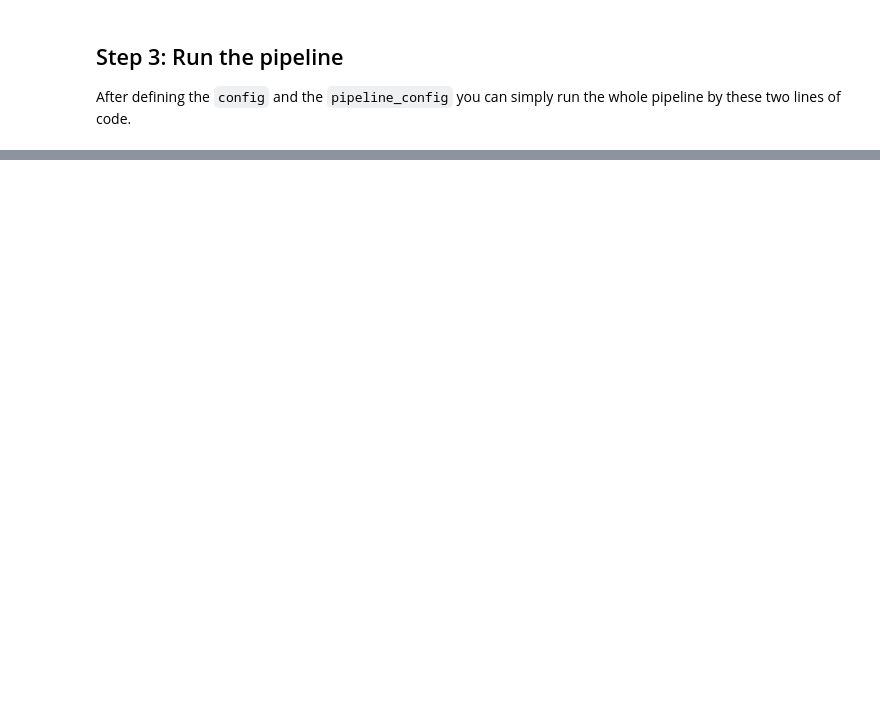
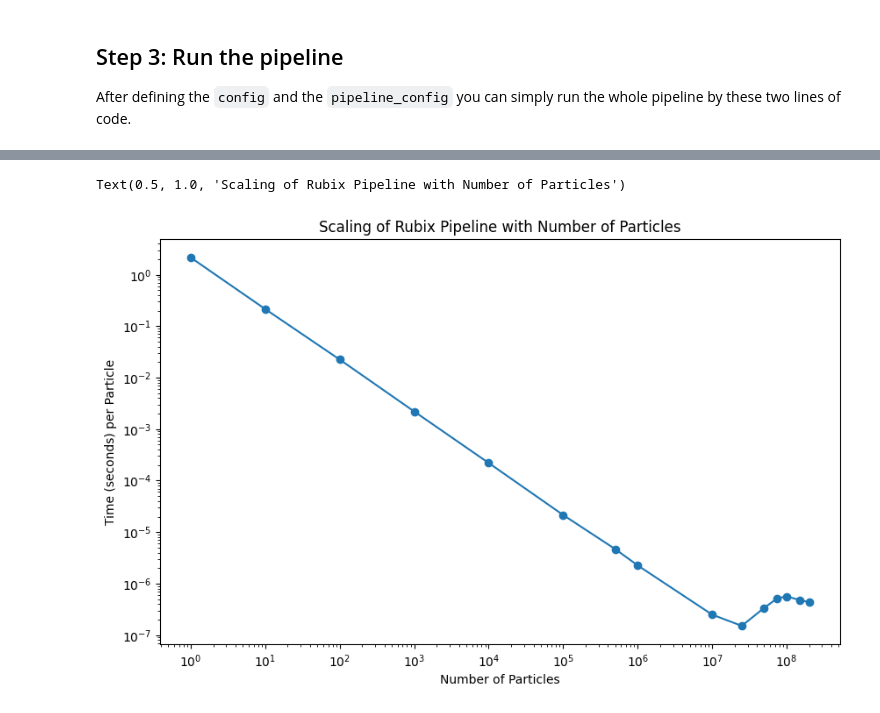
Before and after one commit to AstroAI-Lab/rubix, a Jupyter notebook: notebooks/rubix_pipeline_single_function_scaling.ipynb, the cells around one changed output, grey strips where cells are left out. Drawn from its saved outputs; the diff is of its cells as text; code cells hidden in the pictures; blank space fills up the shorter version.

```diff
--- a/notebooks/rubix_pipeline_single_function_scaling.ipynb
+++ b/notebooks/rubix_pipeline_single_function_scaling.ipynb
@@ -153,9 +203,12 @@ plt.title('Scaling of Rubix Pipeline with Number of Particles')
 # %%
 import matplotlib.pyplot as plt
 plt.figure(figsize=(10, 6))
-plt.plot(particle_number, time_on_mac/particle_number, marker='o', linestyle='-', color='b')
+plt.plot(particle_number, time_on_mac_2cpu/particle_number, marker='o', linestyle='-')
 plt.xscale('log')
 plt.yscale('log')
 plt.xlabel('Number of Particles')
 plt.ylabel('Time (seconds) per Particle')
 plt.title('Scaling of Rubix Pipeline with Number of Particles')
+# %% [output]
+Text(0.5, 1.0, 'Scaling of Rubix Pipeline with Number of Particles')
+[figure, added]
```
Also changed, not shown: parts of 8 cells of this notebook.
